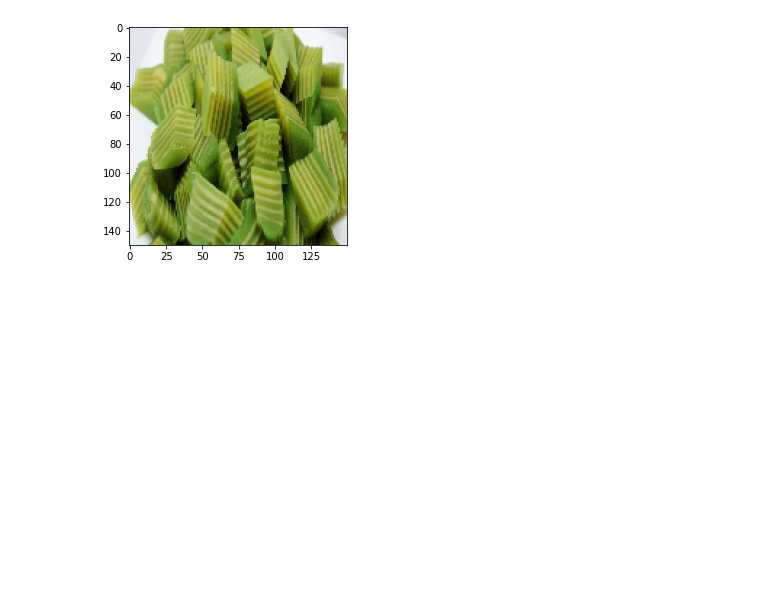
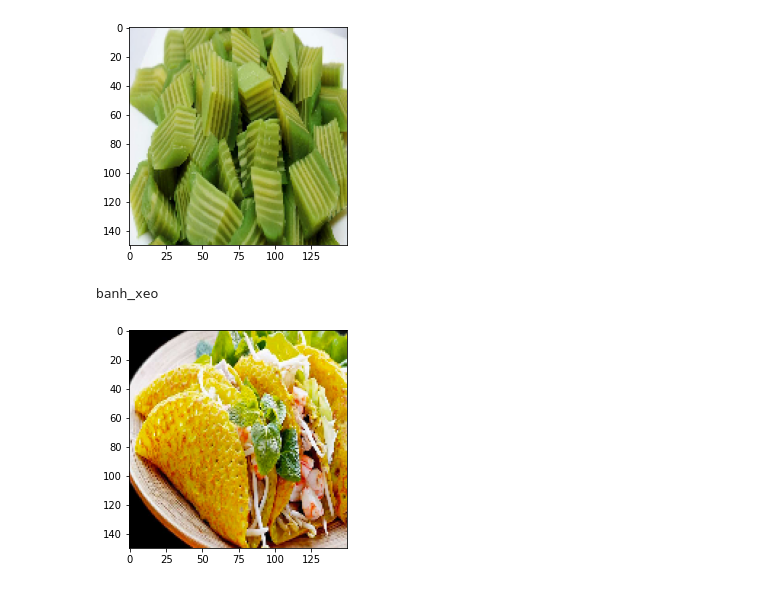
Before and after one commit to joethecoolest/Bai_Tap_AI, a Jupyter notebook: CNN_4_LOAI_BANH.ipynb, the cells around one changed output. Drawn from its saved outputs; the diff is of its cells as text; code cells hidden in the pictures; blank space fills up the shorter version.

Commit message:
Được tạo bằng Colaboratory

```diff
--- a/CNN_4_LOAI_BANH.ipynb
+++ b/CNN_4_LOAI_BANH.ipynb
@@ -211,3 +210,6 @@ model=load_model('CNN_4_loai_banh.h5')
+# %%
+from tensorflow.keras.models import load_model
+model=load_model('/content/drive/MyDrive/Colab Notebooks/CNN_4_loai_banh/CNN_4_loai_banh.h5')
 # %%
 img=load_img("/content/drive/MyDrive/Colab Notebooks/CNN_4_loai_banh/test/banh_da_lon/bánh da lợn/Image_4.jpg",target_size=(150,150))
 plt.imshow(img)
@@ -229,19 +231,22 @@ print(prediction)
 banh_da_lon
 [figure]
 # %%
-img=load_img("/content/drive/MyDrive/Colab Notebooks/CNN_4_loai_banh/test/banh_da_lon/bánh da lợn",target_size=(150,150))
+img=load_img("/content/drive/MyDrive/Colab Notebooks/CNN_4_loai_banh/test/banh_xeo/bánh xèo/Image_10.jpg",target_size=(150,150))
 plt.imshow(img)
 img=img_to_array(img)
 img=img.astype('float32')
 img=img/255
 img=np.expand_dims(img,axis=0)
-result=model_nhandien.predict(img)
+result=model.predict(img)
 if round(result[0][0])==1:
-  prediction='banh_xeo'
+  prediction='banh_da_lon'
 if round(result[0][1])==1:
   prediction='banh_hoi'
 if round(result[0][2])==1:
   prediction='banh_uot'
 if round(result[0][3])==1:
-  prediction='banh_da_lon'
+  prediction='banh_xeo'
 print(prediction)
+# %% [output]
+banh_xeo
+[figure, added]
```
Also changed, not shown: parts of 8 cells of this notebook.
